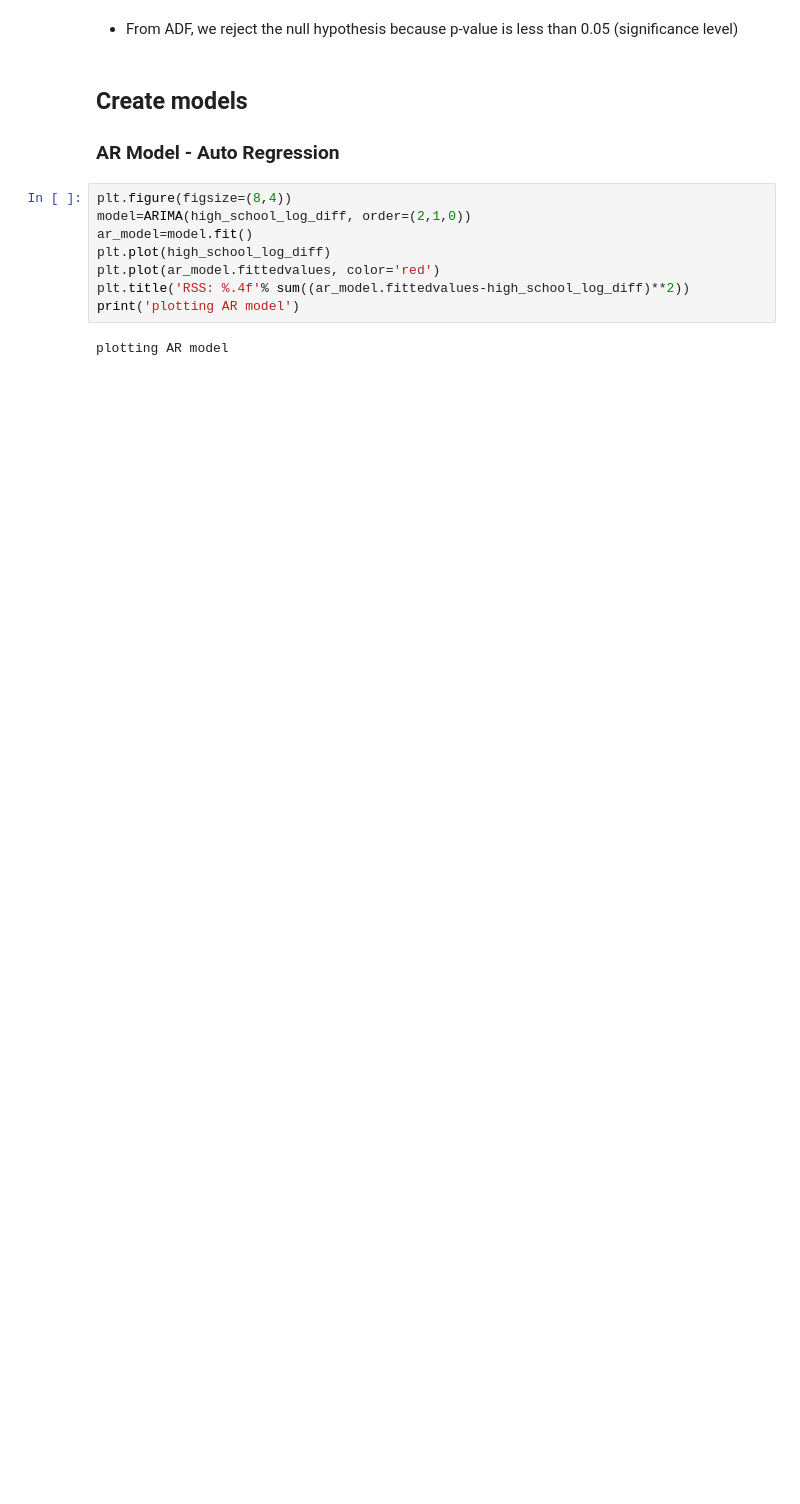
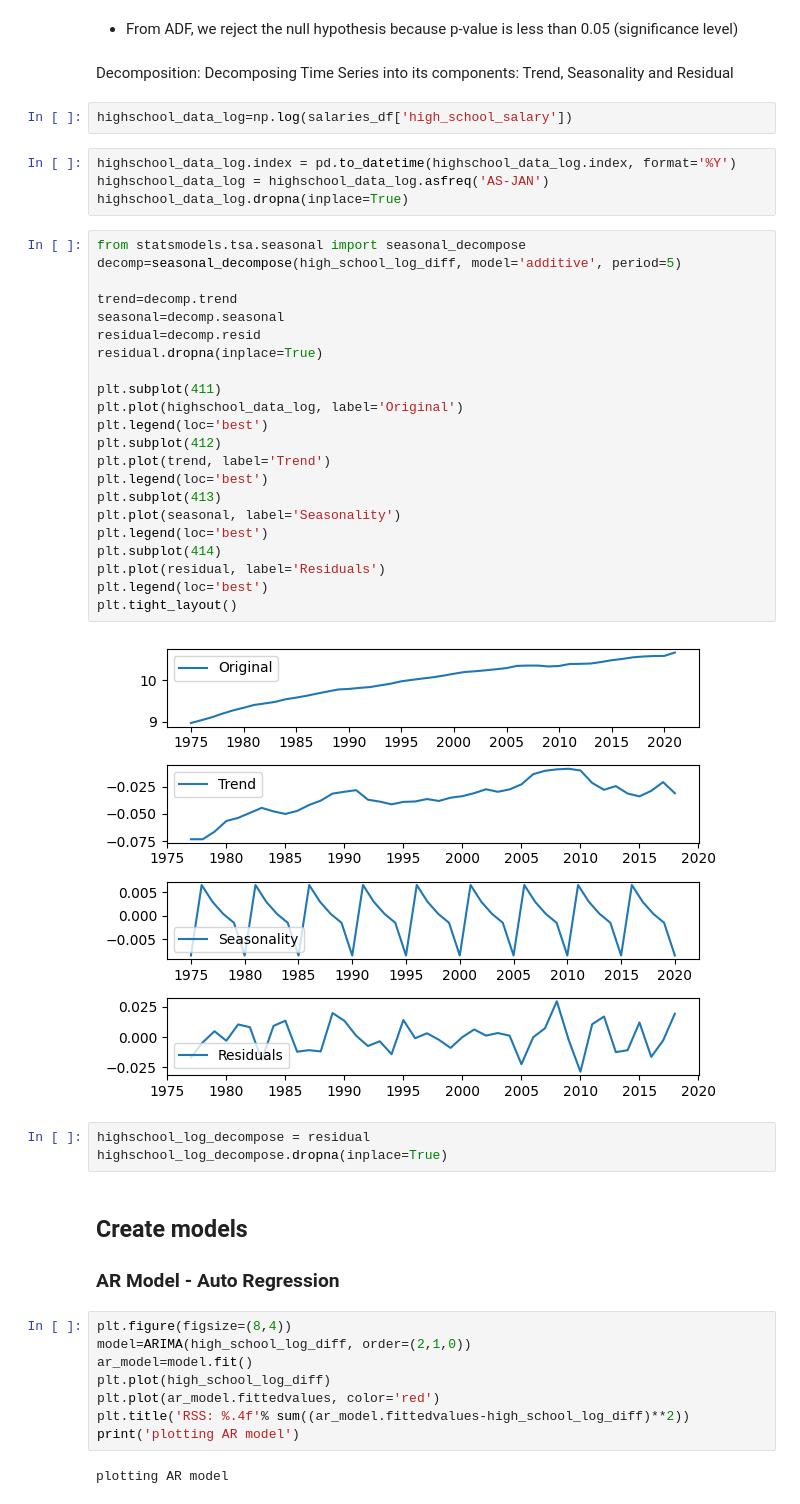
Before and after one commit to pmiller50/IU_time_series_G3, a Jupyter notebook: TSA_Project_Part3.ipynb, the cells around one changed output. Cells and saved outputs as stored; diff of their text form; blank space fills up the shorter version.

```diff
--- a/TSA_Project_Part3.ipynb
+++ b/TSA_Project_Part3.ipynb
@@ -149,6 +148,42 @@ Critical Value (10%)           -2.602344
 dtype: float64
 # %% [markdown]
 - From ADF, we reject the null hypothesis because p-value is less than 0.05 (significance level)
+# %% [markdown]
+Decomposition:
+Decomposing Time Series into its components: Trend, Seasonality and Residual
+# %%
+highschool_data_log=np.log(salaries_df['high_school_salary'])
+# %%
+highschool_data_log.index = pd.to_datetime(highschool_data_log.index, format='%Y')
+highschool_data_log = highschool_data_log.asfreq('AS-JAN')
+highschool_data_log.dropna(inplace=True)
+# %%
+from statsmodels.tsa.seasonal import seasonal_decompose
+decomp=seasonal_decompose(high_school_log_diff, model='additive', period=5)
+
+trend=decomp.trend
+seasonal=decomp.seasonal
+residual=decomp.resid
+residual.dropna(inplace=True)
+
+plt.subplot(411)
+plt.plot(highschool_data_log, label='Original')
+plt.legend(loc='best')
+plt.subplot(412)
+plt.plot(trend, label='Trend')
+plt.legend(loc='best')
+plt.subplot(413)
+plt.plot(seasonal, label='Seasonality')
+plt.legend(loc='best')
+plt.subplot(414)
+plt.plot(residual, label='Residuals')
+plt.legend(loc='best')
+plt.tight_layout()
+# %% [output]
+[figure, added]
+# %%
+highschool_log_decompose = residual
+highschool_log_decompose.dropna(inplace=True)
 # %% [markdown]
 ## Create models
 
```
Also changed, not shown: parts of 34 cells of this notebook, 1 other file.
